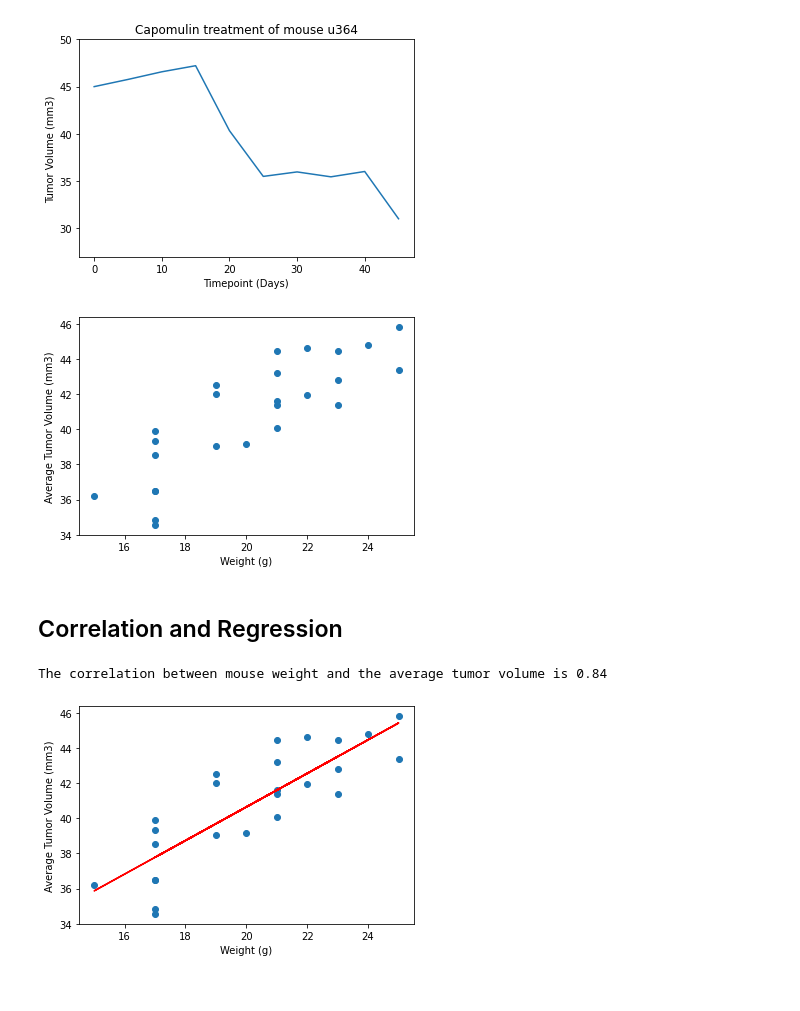
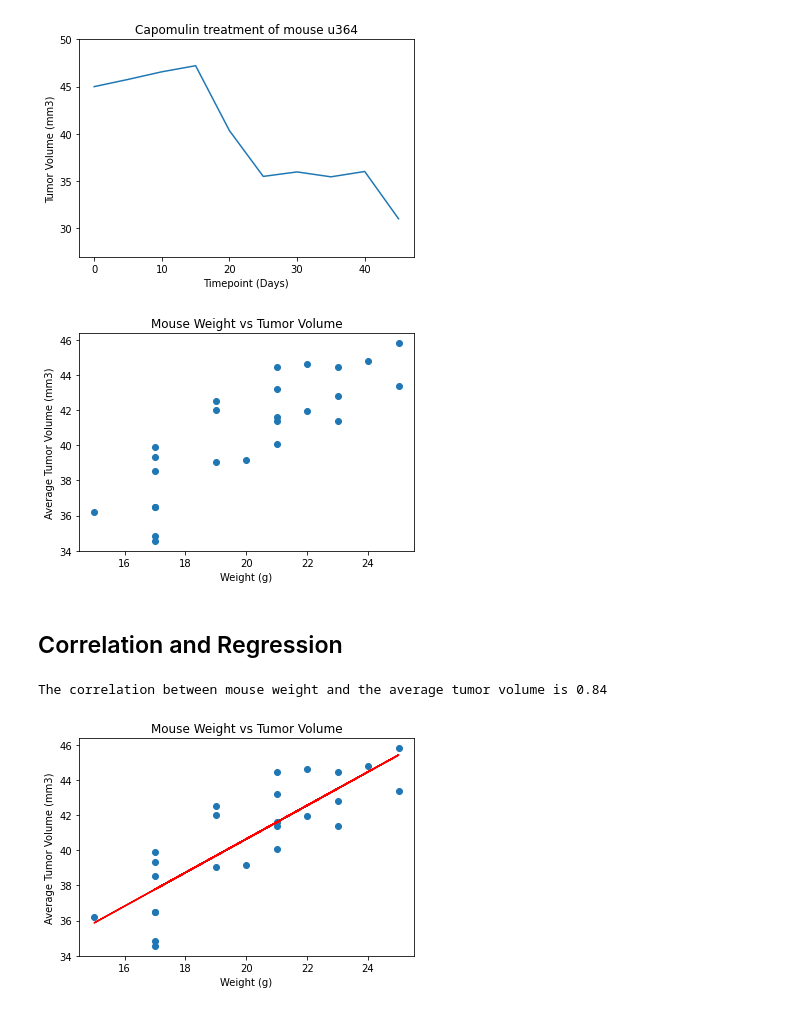
Before and after one commit to scrannad/matplotlib_challenge, a Jupyter notebook: Pymaceuticals/pymaceuticals.ipynb, the cells around one changed output. Saved outputs shown, nothing was run; the diff lists cells and outputs as text; code cells hidden in the pictures.

```diff
--- a/Pymaceuticals/pymaceuticals.ipynb
+++ b/Pymaceuticals/pymaceuticals.ipynb
@@ -324,18 +326,19 @@ plt.show()
 # %%
 # Generate a scatter plot of average tumor volume vs. mouse weight for the Capomulin regimen
 
 #Isolate the data for mice treated with Capomulin, calculate average weights & tumor volume
 capomulin_df=cleaned_mouse_df.loc[cleaned_mouse_df["Drug Regimen"]=="Capomulin"]
 capomulin_grouped_df=capomulin_df.groupby("Mouse ID").mean()
 
 #Add values to scatter plot
 plt.scatter(capomulin_grouped_df["Weight (g)"],capomulin_grouped_df["Tumor Volume (mm3)"])
+plt.title("Mouse Weight vs Tumor Volume")
 plt.xlabel("Weight (g)")
 plt.ylabel("Average Tumor Volume (mm3)")
 
 plt.show()
 # %% [output]
-[figure, old version]
+[figure, new version]
 # %% [markdown]
 ## Correlation and Regression
 # %%
@@ -355,10 +358,11 @@ regress_values=x_values*slope+intercept
 
 plt.scatter(x_values,y_values)
 plt.plot(x_values,regress_values,"r-")
+plt.title("Mouse Weight vs Tumor Volume")
 plt.xlabel("Weight (g)")
 plt.ylabel("Average Tumor Volume (mm3)")
 
 plt.show()
 # %% [output]
 The correlation between mouse weight and the average tumor volume is 0.84
-[figure, old version]
+[figure, new version]
```
Also changed, not shown: parts of 2 cells of this notebook.
